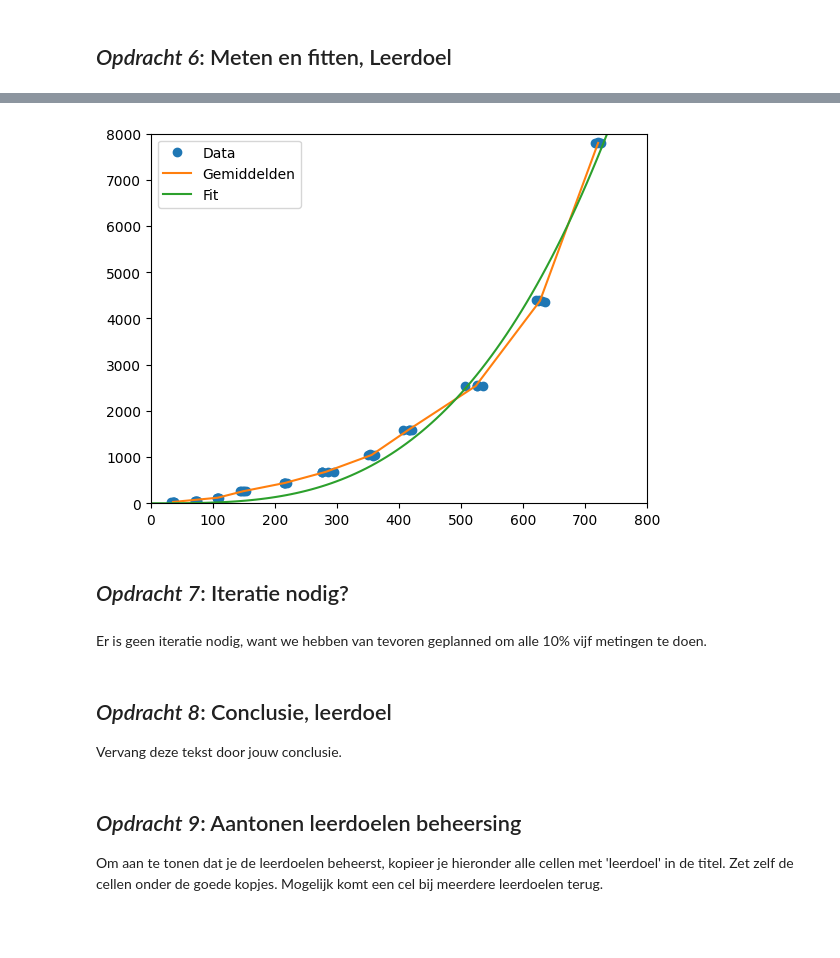
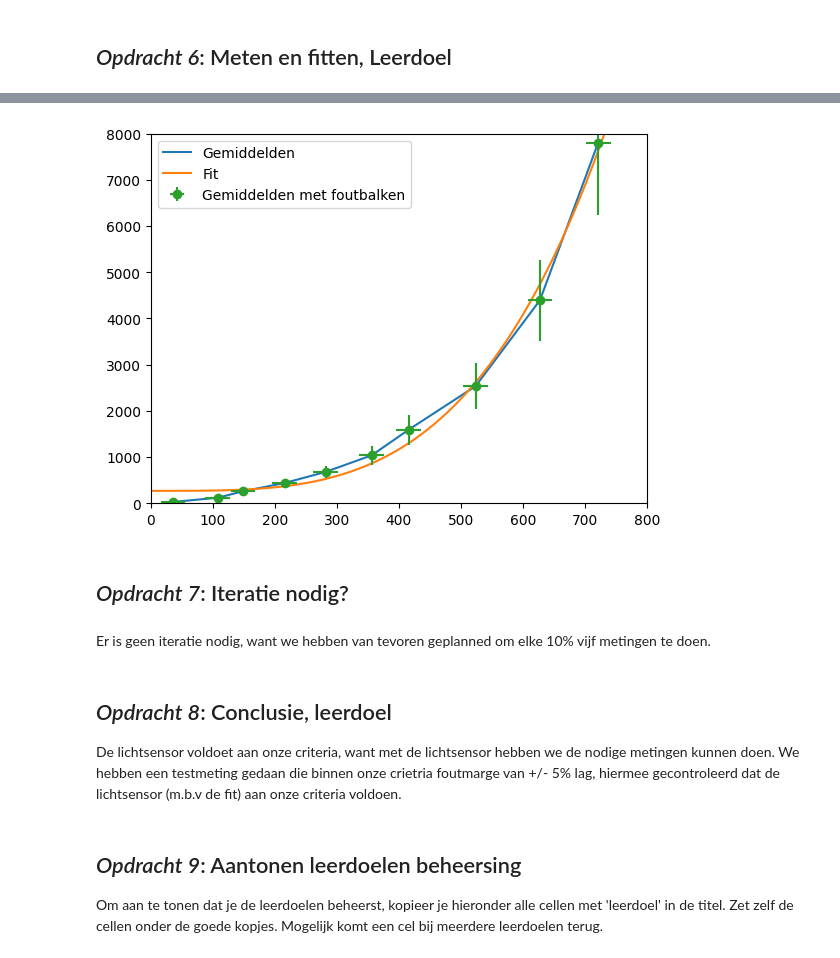
Before and after one commit to DavantePES/Def-D, a Jupyter notebook: FysiekeOntwerpopdrachten/1KalibreerEenSensorDigitaalAnaloog/DEFOntwerpopdracht1KalibreerEenSensorInvulTemplate.ipynb, the cells around one changed output, grey strips where cells are left out. Cells and saved outputs as stored; diff of their text form; code cells hidden in the pictures; blank space fills up the shorter version.

```diff
--- a/FysiekeOntwerpopdrachten/1KalibreerEenSensorDigitaalAnaloog/DEFOntwerpopdracht1KalibreerEenSensorInvulTemplate.ipynb
+++ b/FysiekeOntwerpopdrachten/1KalibreerEenSensorDigitaalAnaloog/DEFOntwerpopdracht1KalibreerEenSensorInvulTemplate.ipynb
@@ -82,35 +118,35 @@ averages_lux = np.array([np.mean(lux[0:5]), np.mean(lux[5:10]), np.mean(lux[10:1
 # %%
-# Plot hier de meting en fit een lijn door de metingen.
-# Maak gebruik van wat je geleerd hebt bij het practicum.
-%matplotlib inline
+# van bits naar lux
+
 averages_bits = np.sort(averages_bits)
 averages_lux = np.sort(averages_lux)
+
 plt.figure()
-plt.plot(bits, lux, 'o', label='Data')
 plt.plot(averages_bits, averages_lux, label='Gemiddelden')
 
-def exp_model(x, a, n):
-    return a * x ** n
+def exp_model(x, a, n, b):
+    return a * x ** n + b
 
 x_fit = np.linspace(0, 800, 100)
 
 popt, pcov = curve_fit(exp_model, averages_bits, averages_lux)
 
 plt.plot(x_fit, exp_model(x_fit, *popt), label='Fit')
+plt.errorbar(x=averages_bits, y=averages_lux, yerr=0.2*averages_lux, xerr=20, fmt='o', label='Gemiddelden met foutbalken')
 plt.legend()
 plt.xlim(0, 800)
 plt.ylim(0, 8000)
 plt.show()
 # %% [output]
-[figure, old version]
+[figure, new version]
 # %% [markdown]
 ## *Opdracht 7*: Iteratie nodig?
 # %% [markdown]
-Er is geen iteratie nodig, want we hebben van tevoren geplanned om alle 10% vijf metingen te doen.
+Er is geen iteratie nodig, want we hebben van tevoren geplanned om elke 10% vijf metingen te doen.
-# %% [markdown]
-## *Opdracht 8*: Conclusie, leerdoel
-
-Vervang deze tekst door jouw conclusie.
+# %% [markdown]
+## *Opdracht 8*: Conclusie, leerdoel
+
+De lichtsensor voldoet aan onze criteria, want met de lichtsensor hebben we de nodige metingen kunnen doen. We hebben een testmeting gedaan die binnen onze crietria foutmarge van +/- 5% lag, hiermee gecontroleerd dat de lichtsensor (m.b.v de fit) aan onze criteria voldoen.
 # %% [markdown]
 ## *Opdracht 9*: Aantonen leerdoelen beheersing
 
```
Also changed, not shown: parts of 7 cells of this notebook, 3 other files.
